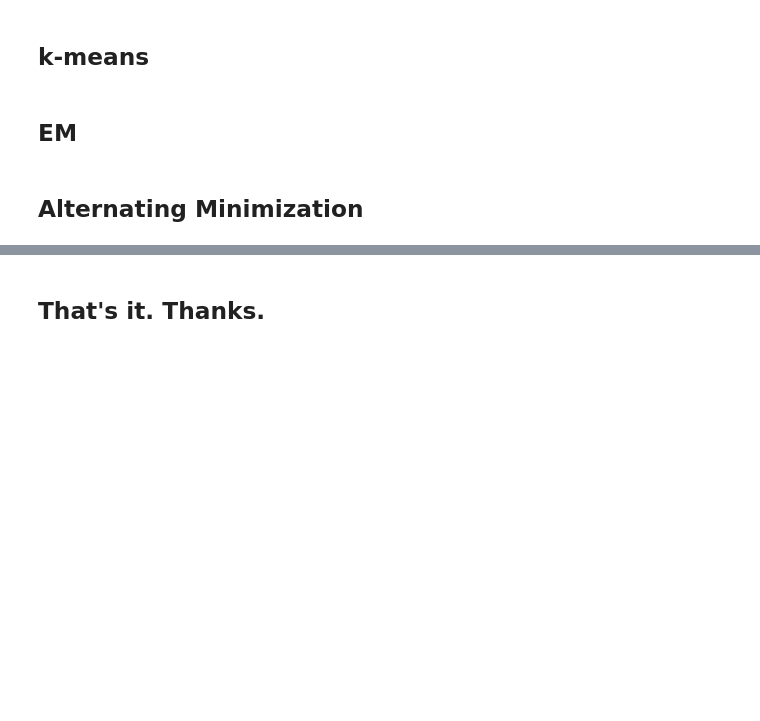
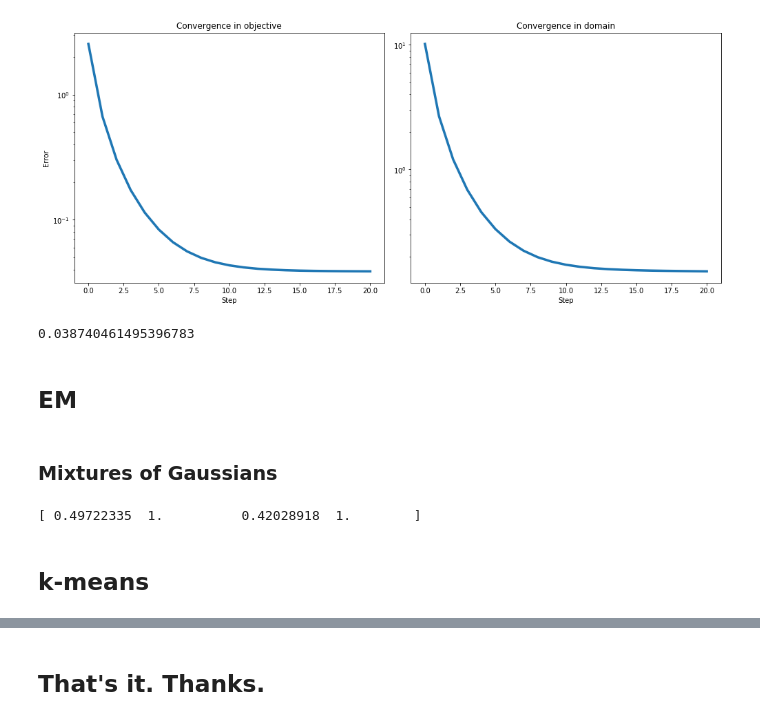
Before and after one commit to ee227c/ee227c.github.io, a Jupyter notebook: code/lecture19.ipynb, the cells around one changed output, grey strips where cells are left out. Drawn from its saved outputs; the diff is of its cells as text; code cells hidden in the pictures; blank space fills up the shorter version.

```diff
--- a/code/lecture19.ipynb
+++ b/code/lecture19.ipynb
@@ -25,0 +249,36 @@ setup_layout()
+# %%
+def mc_objective_factored(B, S, X, Y):
+    """Matrix completion objective."""
+    m, n = B.shape
+    return 0.5 * np.linalg.norm(B-np.multiply(np.dot(X, Y.T), S), 'fro')**2
+
+def altmin_gd(rank, num_updates):
+    """Toy implementation of alternating minimization."""
+    m, n = A.shape
+    X = np.linalg.qr(np.random.normal(0, 1, (n, k)))[0]
+    Y = np.linalg.qr(np.random.normal(0, 1, (n, k)))[0]
+    iterates = [(X, Y)]
+    for i in range(num_updates):
+        # X update
+        objective = lambda X: mc_objective_factored(B, S, X, Y)
+        X = gradient_descent(np.copy(X), [0.1]*10, grad(objective))[-1]
+        # Y update
+        objective = lambda Y: mc_objective_factored(B, S, X, Y)
+        Y = gradient_descent(np.copy(Y), [0.1]*10, grad(objective))[-1]
+        iterates.append((X, Y))
+    return iterates
+# %%
+results = altmin_gd(10, 20)
+obj_values = [mc_objective_factored(B, O, X, Y) for (X, Y) in results]
+dom_values = [np.linalg.norm(A-X.dot(Y.T), 'fro')**2 for (X, Y) in results]
+convergence_plot(obj_values, dom_values)
+# %% [output]
+[figure, added]
+# %%
+mc_objective(B, O, 0)
+# %% [output]
+0.038740461495396783
+# %% [markdown]
+<a name="em"></a>
+
+## EM
@@ -25,0 +300,2 @@ setup_layout()
+# %% [markdown]
+### Mixtures of Gaussians
@@ -26,12 +318,9 @@ setup_layout()
+# %%
+results = em(gaussian_likelihood, init_param, init_latent, data, 10, lambda x: np.clip(x, 0, 1))
+print results[-1][0]
+# %% [output]
+[ 0.49722335  1.          0.42028918  1.        ]
 # %% [markdown]
 <a name="kmeans"></a>
 
 ## k-means
-# %% [markdown]
-<a name="em"></a>
-
-## EM
-# %% [markdown]
-<a name="am"></a>
-
-## Alternating Minimization
```
Also changed, not shown: parts of 29 cells of this notebook, 2 other files.
